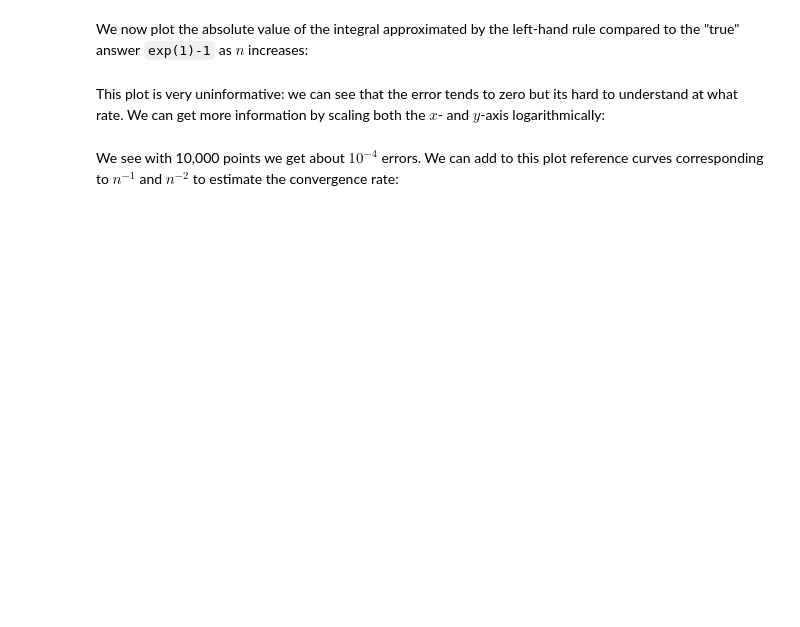
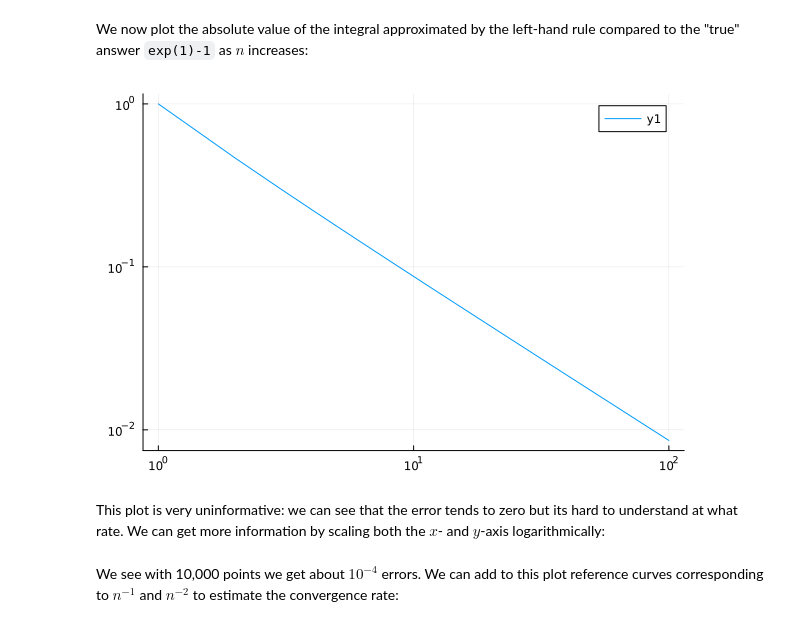
Before and after one commit to Imperial-MATH50003/MATH50003NumericalAnalysis, a Jupyter notebook: slides/lab1d.ipynb, the cells around one changed output. Drawn from its saved outputs; the diff is of its cells as text; code cells hidden in the pictures; blank space fills up the shorter version.

```diff
--- a/slides/lab1d.ipynb
+++ b/slides/lab1d.ipynb
@@ -80,0 +81,17 @@ Let's take as an example $f(x) = \exp(x)$. We can write:
+# %%
+# Consider the partial sum
+# ret_k := Σ_{j=1}^k f(j/n)
+# then we have
+# ret_0 = 0
+# ret_j = ret_{j-1} + f(j/n)
+# so that the total sum is equal to
+# ret_n/n
+
+n = 1_000_000 # the number of terms in our sum, we want to construct ret_n
+ret = 0.0 # this is ret_0, but we will reuse the variable name ret
+
+for j = 1:n # this loops for j = 1,2,…,n
+    ret = ret + exp(j/n) # adds exp(j/n) to ret to give us ret_j
+end # in Julia for loops end with end
+
+ret/n # divide ret_n by n
@@ -85,0 +109,12 @@ the right-sided rectangular rule approximation. We can adapt the above routine i
+# %%
+function rightrectangularrule(f, n)
+    ret = 0.0 # this is ret_0, but we will reuse the variable name ret
+
+    for j = 1:n # this loops for j = 1,2,…,n
+        ret = ret + f(j/n) # adds f(j/n) to ret to give us ret_j
+    end # in Julia for loops end with end
+
+    ret/n # last line in a function is the returned value
+end # ends the function
+
+rightrectangularrule(exp, 100_000), rightrectangularrule(cos, 100_000)
@@ -187,3 +245,10 @@ by the left-hand rule compared to the "true" answer `exp(1)-1` as $n$ increases:
+# %%
+N = 100 # total number of points
+rightruleerr = n -> rightrectangularrule(exp,n) - (exp(1)-1)
+errs = [abs(rightruleerr(n)) for n = 1:N]
+plot(1:N, errs; xscale=:log10, yscale=:log10)
+# %% [output]
+[figure, added]
 # %% [markdown]
 This plot is very uninformative: we can see that the error tends to zero but its
 hard to understand at what rate. We can get more information by scaling both the $x$- and $y$-axis logarithmically:
```
Also changed, not shown: parts of 20 cells of this notebook.
